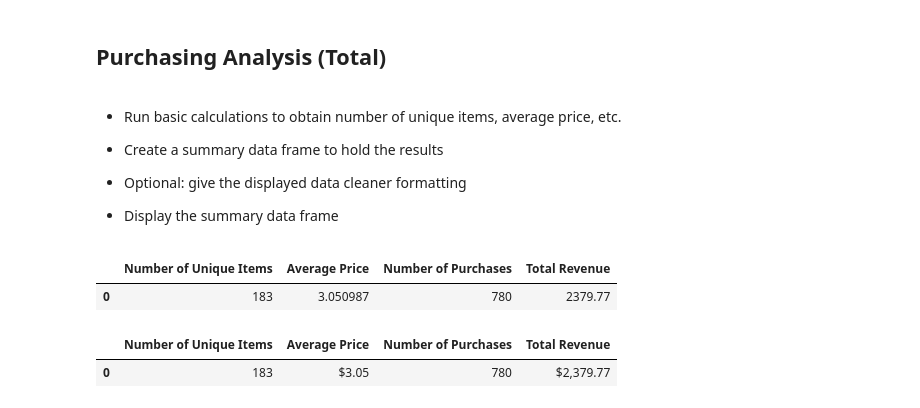
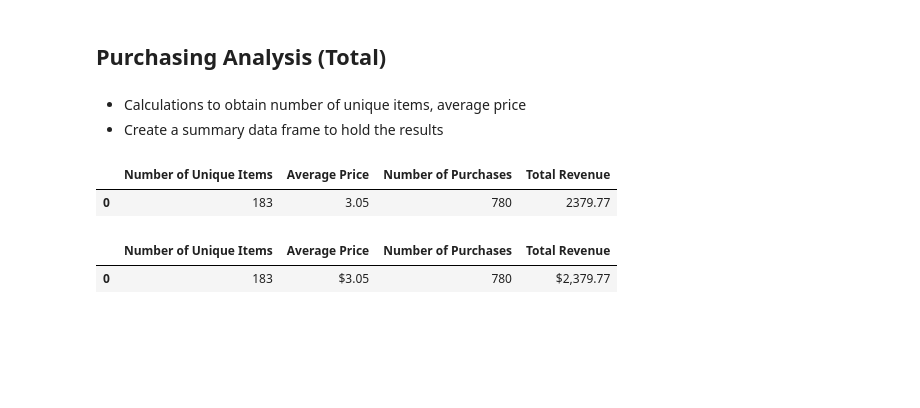
Before and after one commit to clafrance/pandas, a Jupyter notebook: HeroesOfPymoli/HeroesOfPymoli_starter.ipynb, the cells around one changed output. Drawn from its saved outputs; the diff is of its cells as text; code cells hidden in the pictures; blank space fills up the shorter version.

```diff
--- a/HeroesOfPymoli/HeroesOfPymoli_starter.ipynb
+++ b/HeroesOfPymoli/HeroesOfPymoli_starter.ipynb
@@ -53,16 +64,8 @@ player_count_df
 # %% [markdown]
 ## Purchasing Analysis (Total)
 # %% [markdown]
-* Run basic calculations to obtain number of unique items, average price, etc.
-
-
+* Calculations to obtain number of unique items, average price
 * Create a summary data frame to hold the results
-
-
-* Optional: give the displayed data cleaner formatting
-
-
-* Display the summary data frame
 # %%
 # Get unique items count
 number_of_unique_items = purchase_df["Item ID"].value_counts().count()
@@ -78,13 +81,13 @@ average_price = total_revenue / number_of_purchases
 # %%
 # create a purchase summary data frame
 purchase_summary = pd.DataFrame({"Number of Unique Items": [number_of_unique_items],
-                                 "Average Price": [average_price],
+                                 "Average Price": [round(average_price, 2)],
                                  "Number of Purchases": [number_of_purchases],
                                  "Total Revenue": [total_revenue]})
 purchase_summary
 # %% [output]
 |  | Number of Unique Items | Average Price | Number of Purchases | Total Revenue |
-| 0 | 183 | 3.050987 | 780 | 2379.77 |
+| 0 | 183 | 3.05 | 780 | 2379.77 |
 # %%
 # format average price and total revenue columns
 purchase_summary["Average Price"] = purchase_summary["Average Price"].astype(float).map("${:,.2f}".format)
```
Also changed, not shown: parts of 4 cells of this notebook, 3 other files.
